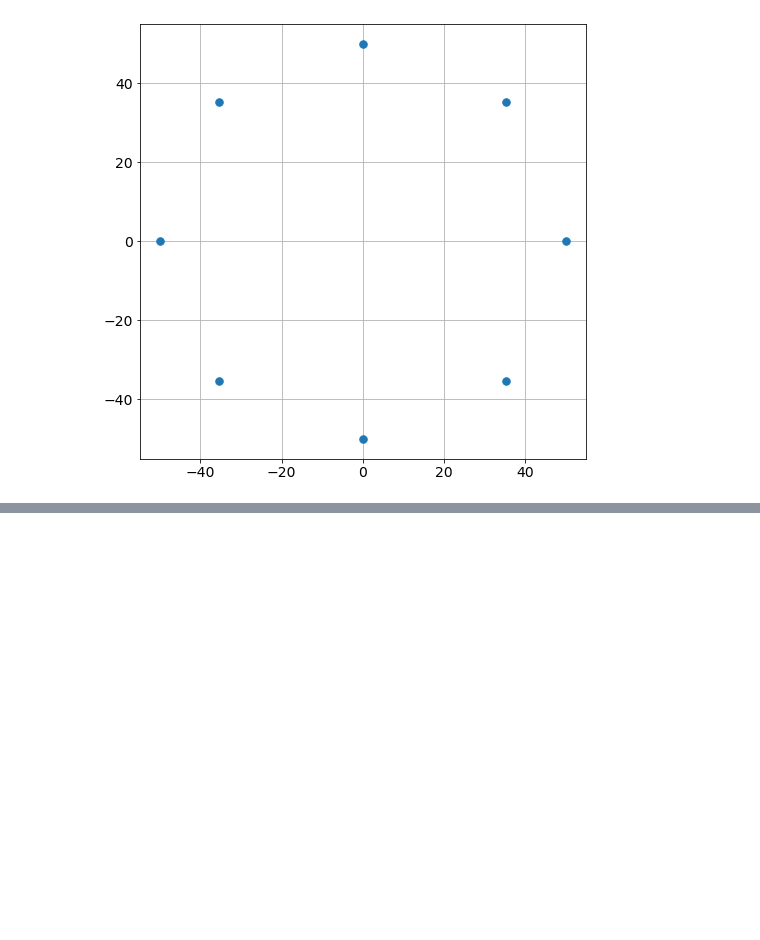
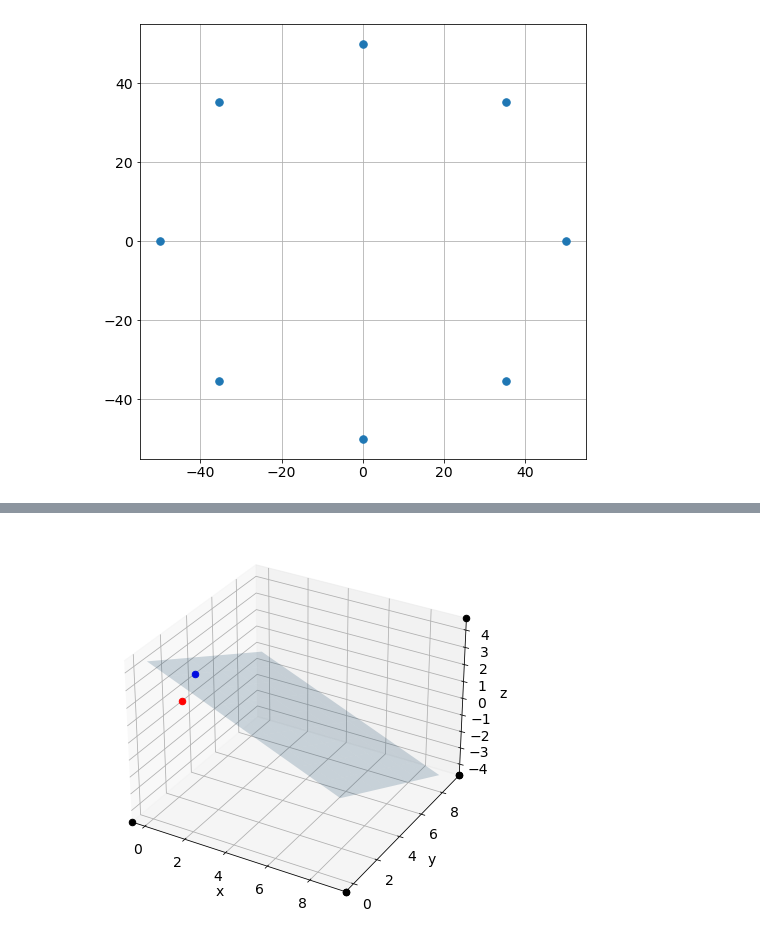
Before and after one commit to Mikluki/Geometric-modelling-hw, a Jupyter notebook: Lab 3/test.ipynb, the cells around one changed output, grey strips where cells are left out. Saved outputs shown, nothing was run; the diff lists cells and outputs as text; code cells hidden in the pictures; blank space fills up the shorter version.

```diff
--- a/Lab 3/test.ipynb
+++ b/Lab 3/test.ipynb
@@ -198,0 +222,30 @@ c.player_sc_dist
+# %%
+plt.rcParams.update(
+    {'font.size': 14, 'lines.markersize': 13, 'lines.linewidth': 0, 'axes.grid': True, 'lines.marker': '.',
+     })  # 'axes.prop_cycle': plt.cycler(color=colors)
+fig, ax = plt.subplots(subplot_kw={"projection": "3d"}, figsize=(12, 7))
+
+point1 = np.array([1, 2, 3])
+normal = np.array([1, 1, 2])
+
+# a plane is a*x+b*y+c*z+d=0
+# [a,b,c] is the normal. Thus, we have to calculate
+# d and we're set
+d = -point1.dot(normal)
+
+xx, yy = np.meshgrid(np.arange(10), np.arange(10))
+z = (-normal[0] * xx - normal[1] * yy - d) * 1/normal[2]
+
+ax.plot_surface(xx, yy, z, alpha=0.2)
+ax.plot(*get_row(point1), color='blue')
+ax.plot(*get_row(normal), color='red')
+
+
+ax.set_xlabel('x')
+ax.set_ylabel('y')
+ax.set_zlabel('z')
+
+for ii in range(0, 0, 1):
+    ax.view_init(elev=33., azim=ii)
+# %% [output]
+[figure, added]
```
Also changed, not shown: parts of 11 cells of this notebook, 1 other file.
